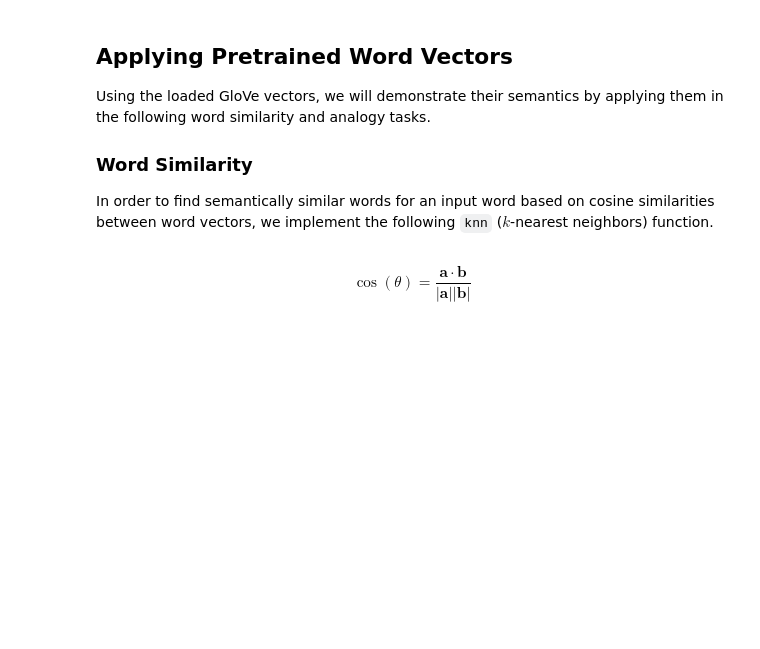
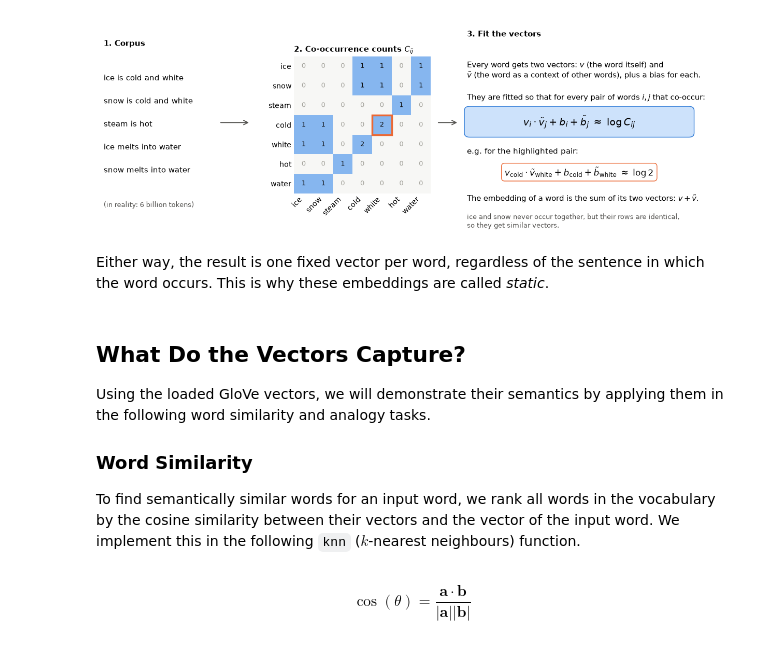
Before and after one commit to Andrian0s/ML4NLP1-2026-Tutorial-Notebooks, a Jupyter notebook: tutorials_notebooks_in_class_2026/W06_similarity_analogy.ipynb, the cells around one changed output. Saved outputs shown, nothing was run; the diff lists cells and outputs as text; code cells hidden in the pictures; blank space fills up the shorter version.

Commit message:
Updated W06 similarity tutorial for 2026

```diff
--- a/tutorials_notebooks_in_class_2026/W06_similarity_analogy.ipynb
+++ b/tutorials_notebooks_in_class_2026/W06_similarity_analogy.ipynb
@@ -207,20 +122,75 @@ def plot_vectors(words, embed):
+# %%
+# @title Diagram: how GloVe is trained
+from matplotlib.colors import ListedColormap
+from matplotlib.patches import FancyArrowPatch, FancyBboxPatch, Rectangle
+
+corpus = ['ice is cold and white', 'snow is cold and white', 'steam is hot', 'ice melts into water', 'snow melts into water']
+words = ['ice', 'snow', 'steam', 'cold', 'white', 'hot', 'water']
+counts = np.zeros((len(words), len(words)), dtype=int)
+for sentence in corpus:  # here the window is the whole (short) sentence
+    present = [w for w in sentence.split() if w in words]
+    for w1 in present:
+        for w2 in present:
+            if w1 != w2:
+                counts[words.index(w1), words.index(w2)] += 1
+
+fig = plt.figure(figsize=(12, 4.4))
+ax_text = fig.add_axes([0.0, 0.08, 0.2, 0.84]); ax_text.axis('off')
+ax_counts = fig.add_axes([0.31, 0.16, 0.22, 0.66])
+ax_fit = fig.add_axes([0.58, 0.04, 0.42, 0.9]); ax_fit.axis('off')
+
+# 1. corpus
+ax_text.text(0.02, 0.9, '1. Corpus', fontsize=11, fontweight='bold', transform=ax_text.transAxes)
+for i, sentence in enumerate(corpus):
+    ax_text.text(0.02, 0.72 - i * 0.12, sentence, fontsize=11, transform=ax_text.transAxes)
+ax_text.text(0.02, 0.06, '(in reality: 6 billion tokens)', fontsize=9, color='#52514e', transform=ax_text.transAxes)
+
+# 2. counts, with the pair (cold, white) highlighted
+ax_counts.imshow(counts, cmap=ListedColormap(['#f7f7f5', '#86b6ef']), vmin=0, vmax=1)
+for i in range(len(words)):
+    for j in range(len(words)):
+        ax_counts.text(j, i, counts[i, j], ha='center', va='center', fontsize=9, color='#0b0b0b' if counts[i, j] else '#a5a49d')
+i_cold, j_white = words.index('cold'), words.index('white')
+ax_counts.add_patch(Rectangle((j_white - 0.5, i_cold - 0.5), 1, 1, fill=False, edgecolor='#eb6834', lw=2.5))
+ax_counts.set_xticks(range(len(words)), words, rotation=45, ha='right')
+ax_counts.set_yticks(range(len(words)), words)
+ax_counts.tick_params(length=0)
+ax_counts.spines[:].set_visible(False)
+ax_counts.set_title('2. Co-occurrence counts $C_{ij}$', loc='left', fontsize=11, fontweight='bold')
+
+# 3. fit two vectors per word
+t = ax_fit.transAxes
+ax_fit.text(0.02, 0.93, '3. Fit the vectors', fontsize=11, fontweight='bold', transform=t)
+ax_fit.text(0.02, 0.73, 'Every word gets two vectors: $v$ (the word itself) and\n'
+            r'$\tilde{v}$ (the word as a context of other words), plus a bias for each.', fontsize=10.5, transform=t)
+ax_fit.text(0.02, 0.62, 'They are fitted so that for every pair of words $i, j$ that co-occur:', fontsize=10.5, transform=t)
+ax_fit.add_patch(FancyBboxPatch((0.02, 0.45), 0.86, 0.13, boxstyle='round,pad=0.01,rounding_size=0.02',
+                                facecolor='#cde2fb', edgecolor='#2a78d6', transform=t))
+ax_fit.text(0.45, 0.515, r'$v_i \cdot \tilde{v}_j + b_i + \tilde{b}_j \;\approx\; \log C_{ij}$', fontsize=14, ha='center', va='center', transform=t)
+ax_fit.text(0.02, 0.36, 'e.g. for the highlighted pair:', fontsize=10.5, transform=t)
+ax_fit.text(0.45, 0.27, r'$v_{\mathrm{cold}} \cdot \tilde{v}_{\mathrm{white}} + b_{\mathrm{cold}} + \tilde{b}_{\mathrm{white}} \;\approx\; \log 2$',
+            fontsize=12.5, ha='center', va='center', color='#0b0b0b', transform=t,
+            bbox=dict(boxstyle='round,pad=0.35', facecolor='white', edgecolor='#eb6834'))
+ax_fit.text(0.02, 0.13, r'The embedding of a word is the sum of its two vectors: $v + \tilde{v}$.', fontsize=10.5, transform=t)
+ax_fit.text(0.02, 0.0, 'ice and snow never occur together, but their rows are identical,\nso they get similar vectors.',
+            fontsize=9, color='#52514e', transform=t)
+
+for x0, x1 in [(0.19, 0.24), (0.54, 0.575)]:
+    fig.add_artist(FancyArrowPatch((x0, 0.5), (x1, 0.5), transform=fig.transFigure,
+                                   arrowstyle='->', mutation_scale=15, color='#52514e', lw=1.3))
+plt.show()
+# %% [output]
+[figure, added]
+# %% [markdown]
+Either way, the result is one fixed vector per word, regardless of the sentence in which the word occurs. This is why these embeddings are called *static*.
 # %% [markdown]
-## Applying Pretrained Word Vectors
+## What Do the Vectors Capture?
 
-Using the loaded GloVe vectors,
-we will demonstrate their semantics
-by applying them
-in the following word similarity and analogy tasks.
-
+Using the loaded GloVe vectors, we will demonstrate their semantics by applying them in the following word similarity and analogy tasks.
 
 ### Word Similarity
 
-In order to find semantically similar words
-for an input word
-based on cosine similarities between
-word vectors,
-we implement the following `knn`
-($k$-nearest neighbors) function.
+To find semantically similar words for an input word, we rank all words in the vocabulary by the cosine similarity between their vectors and the vector of the input word. We implement this in the following `knn` ($k$-nearest neighbours) function.
 # %% [markdown]
 $$ \cos(\theta) = \frac{\mathbf{a} \cdot \mathbf{b}}{|\mathbf{a}| |\mathbf{b}|} $$
 # %% [markdown]
```
Also changed, not shown: parts of 109 cells of this notebook.
